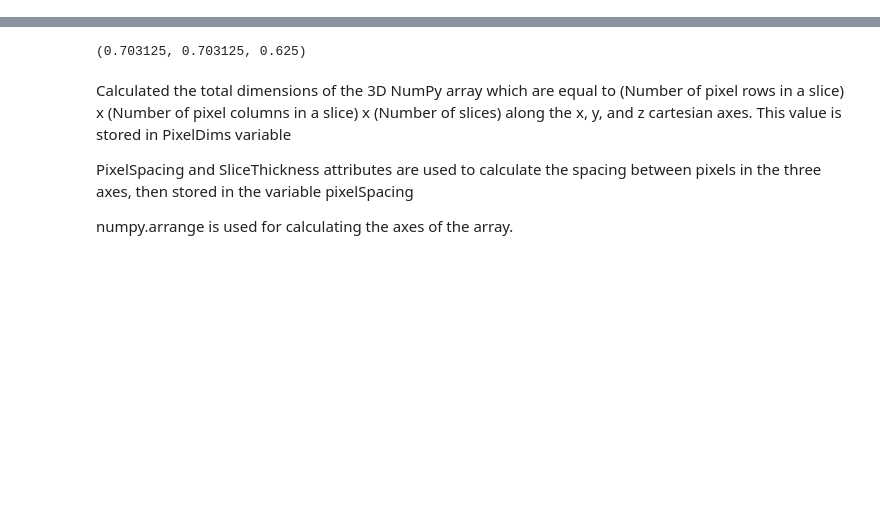
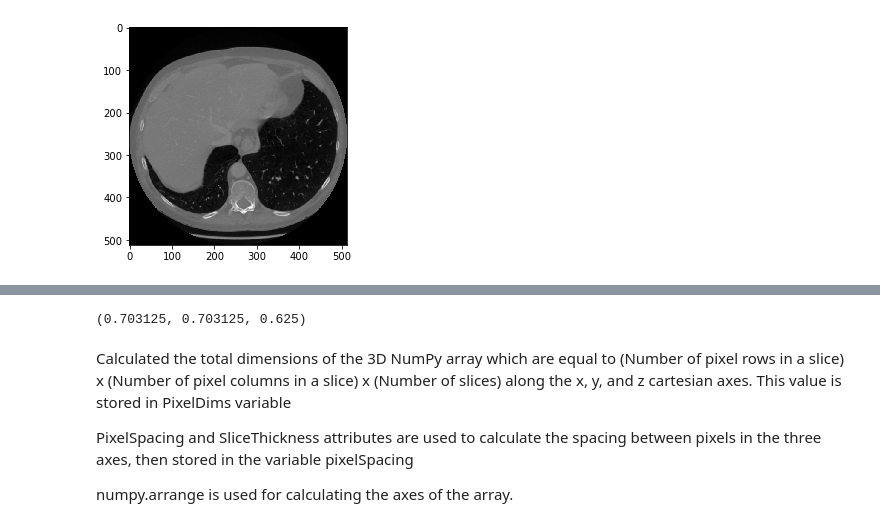
Before and after one commit to Pravdaray/Initial-stage, a Jupyter notebook: Dicom_to_array_visualization.ipynb, the cells around one changed output, grey strips where cells are left out. Drawn from its saved outputs; the diff is of its cells as text; code cells hidden in the pictures; blank space fills up the shorter version.

Commit message:
tried to modify with few preprocessing steps, coverting the slices into HU units first

```diff
--- a/Dicom_to_array_visualization.ipynb
+++ b/Dicom_to_array_visualization.ipynb
@@ -12,13 +12,19 @@ from matplotlib import cm
 # %%
 path = './Desktop/data'
 lstFileDicom = []
 for dirName, subdirList, fileList in os.walk(path):
     for filename in fileList:
         if ".dcm" in filename.lower():
             lstFileDicom.append(os.path.join(dirName, filename))
 
 #ref filename
 RefDs = dicom.read_file(lstFileDicom[0])
+slice = RefDs.pixel_array
+slice[slice == -2000] = 0
+plt.imshow(slice, cmap=plt.cm.gray)
+plt.show()
+# %% [output]
+[figure, added]
 # %%
 pixelDims = (int(RefDs.Rows), int(RefDs.Columns), len(lstFileDicom))
 print pixelDims
```
Also changed, not shown: parts of 8 cells of this notebook.
